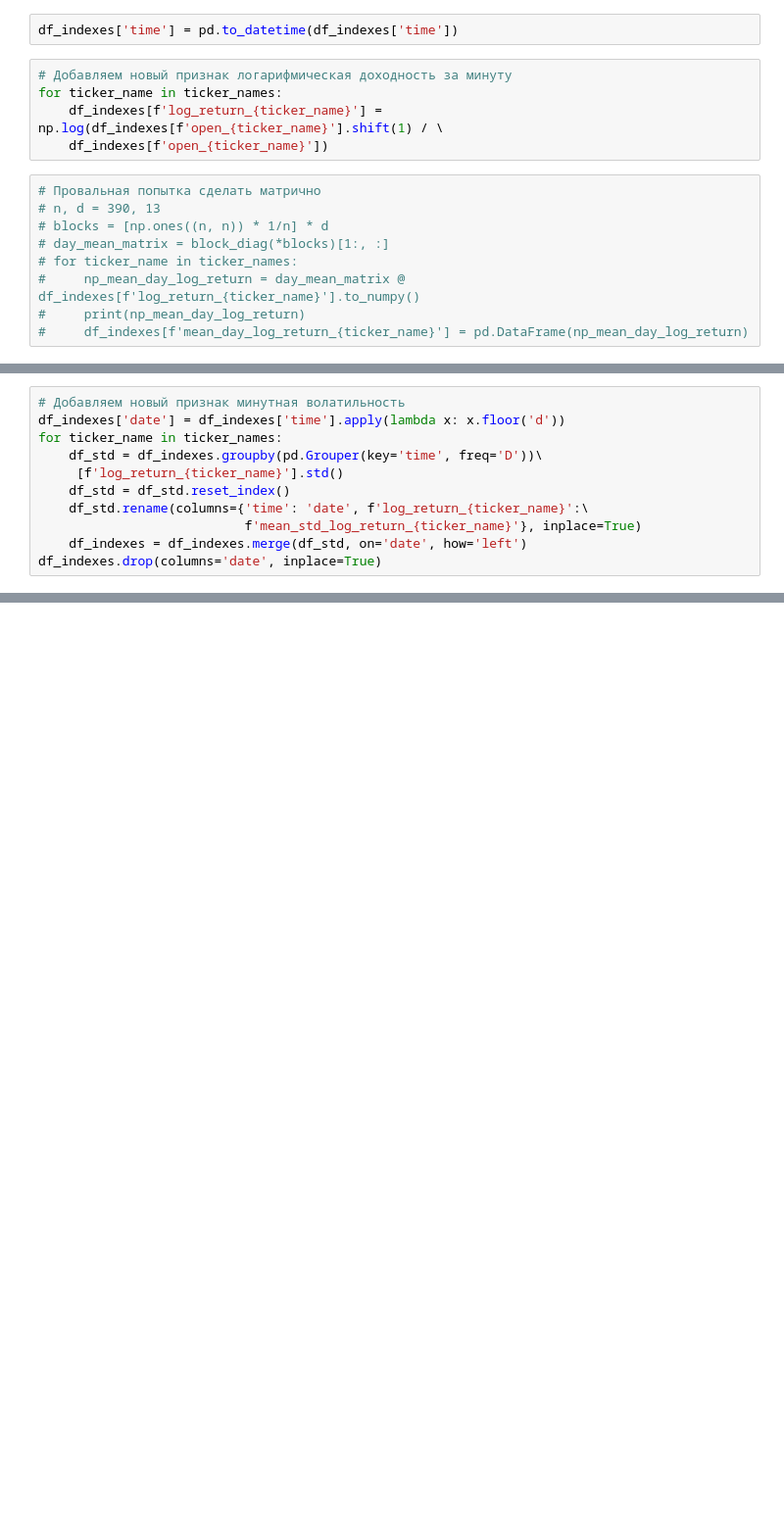
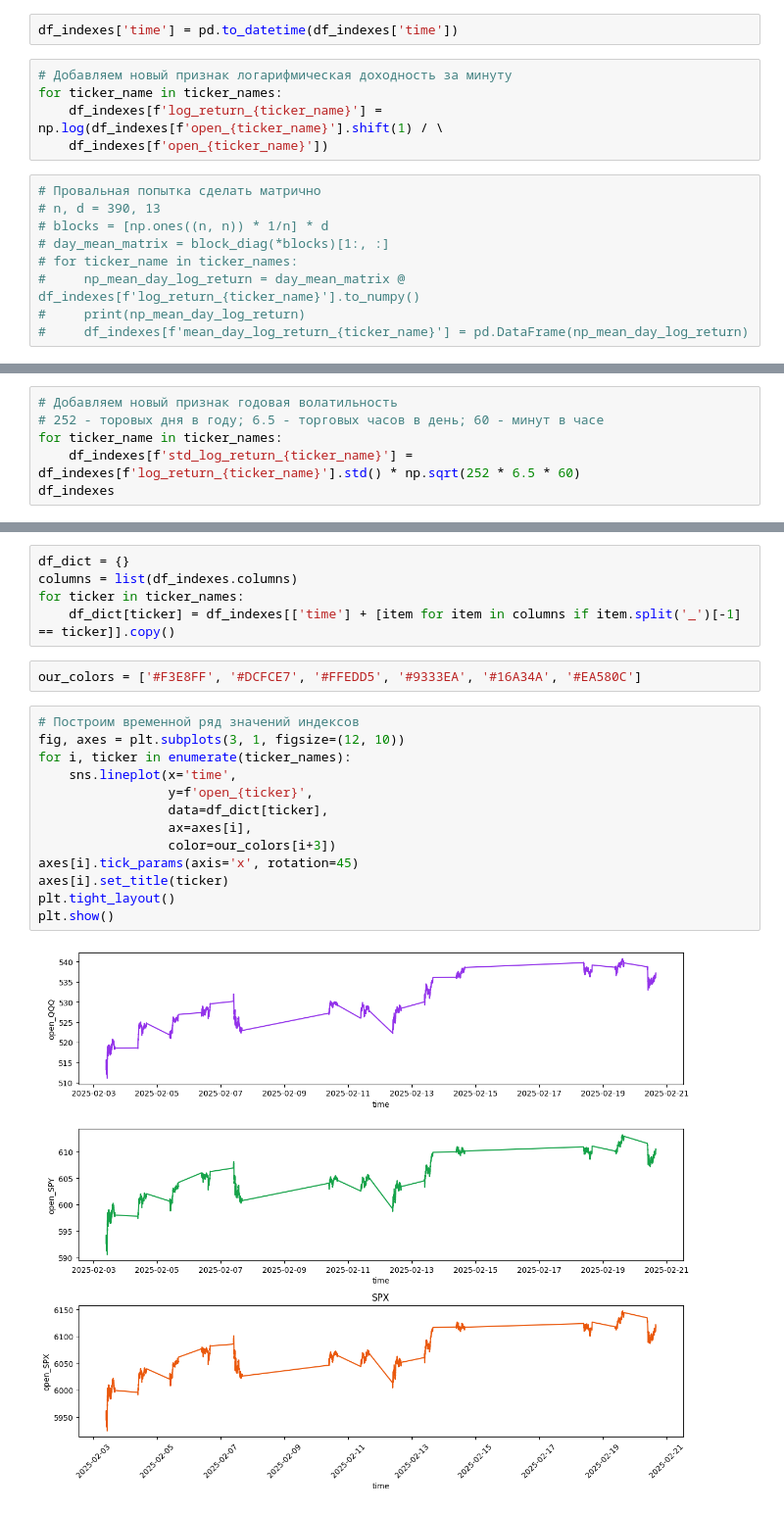
Before and after one commit to cakewinner/AnDan---Options_analisys, a Jupyter notebook: Indexes.ipynb, the cells around one changed output, grey strips where cells are left out. Shown at 98% size. Cells and saved outputs as stored; diff of their text form; blank space fills up the shorter version.

```diff
--- a/Indexes.ipynb
+++ b/Indexes.ipynb
@@ -68,11 +69,0 @@ df_indexes['open_SPX'].corr(df_indexes['open_SPY'])
-# %%
-# Добавляем новый признак минутная волатильность
-df_indexes['date'] = df_indexes['time'].apply(lambda x: x.floor('d'))
-for ticker_name in ticker_names:
-    df_std = df_indexes.groupby(pd.Grouper(key='time', freq='D'))\
-     [f'log_return_{ticker_name}'].std()
-    df_std = df_std.reset_index()
-    df_std.rename(columns={'time': 'date', f'log_return_{ticker_name}':\
-                           f'mean_std_log_return_{ticker_name}'}, inplace=True)
-    df_indexes = df_indexes.merge(df_std, on='date', how='left')
-df_indexes.drop(columns='date', inplace=True)
@@ -88,0 +70,6 @@ df_indexes.head()
+# %%
+# Добавляем новый признак годовая волатильность
+# 252 - торовых дня в году; 6.5 - торговых часов в день; 60 - минут в часе
+for ticker_name in ticker_names:
+    df_indexes[f'std_log_return_{ticker_name}'] = df_indexes[f'log_return_{ticker_name}'].std() * np.sqrt(252 * 6.5 * 60)
+df_indexes
@@ -88,0 +90,22 @@ df_indexes.head()
+# %%
+df_dict = {}
+columns = list(df_indexes.columns)
+for ticker in ticker_names:
+    df_dict[ticker] = df_indexes[['time'] + [item for item in columns if item.split('_')[-1] == ticker]].copy()
+# %%
+our_colors = ['#F3E8FF', '#DCFCE7', '#FFEDD5', '#9333EA', '#16A34A', '#EA580C']
+# %%
+# Построим временной ряд значений индексов
+fig, axes = plt.subplots(3, 1, figsize=(12, 10))
+for i, ticker in enumerate(ticker_names):
+    sns.lineplot(x='time',
+                 y=f'open_{ticker}',
+                 data=df_dict[ticker],
+                 ax=axes[i],
+                 color=our_colors[i+3])
+axes[i].tick_params(axis='x', rotation=45)
+axes[i].set_title(ticker)
+plt.tight_layout()
+plt.show()
+# %% [output]
+[figure, added]
```
Also changed, not shown: parts of 11 cells of this notebook, 2 other files.
